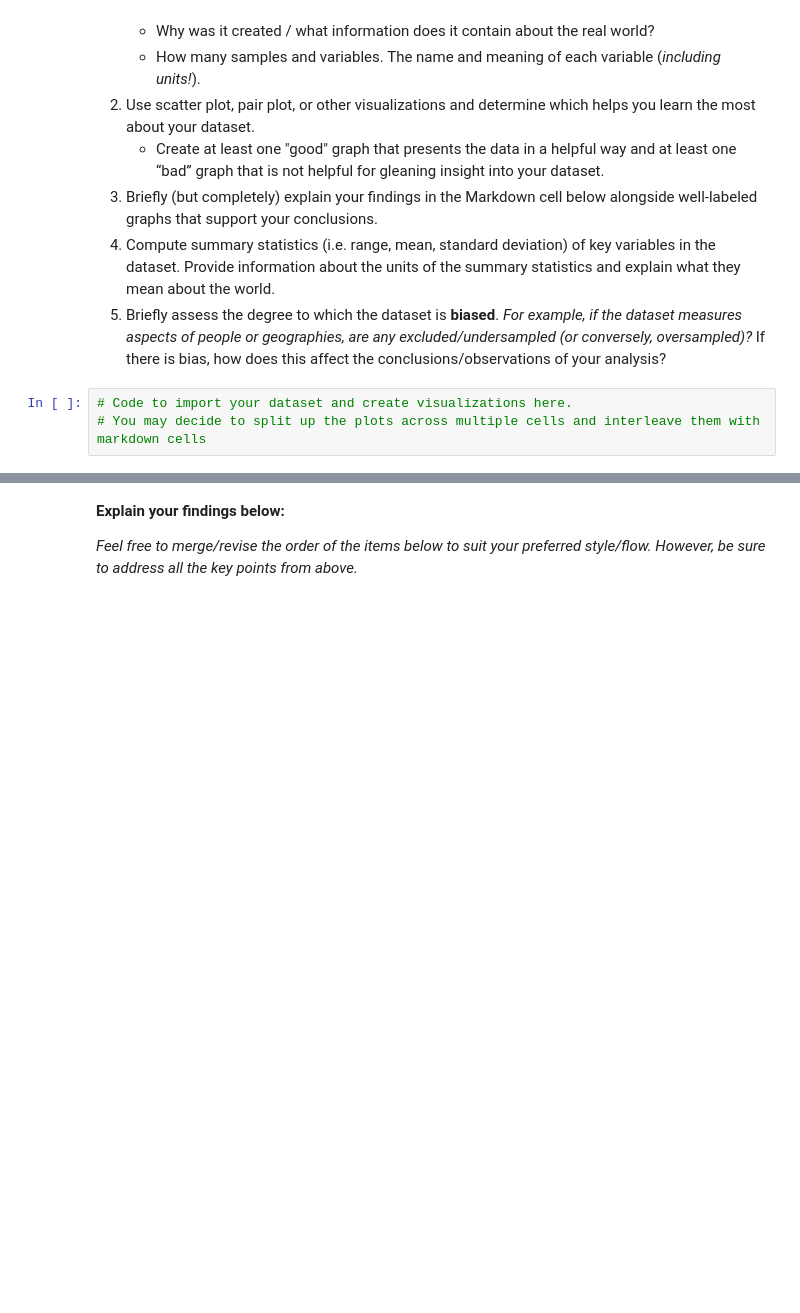
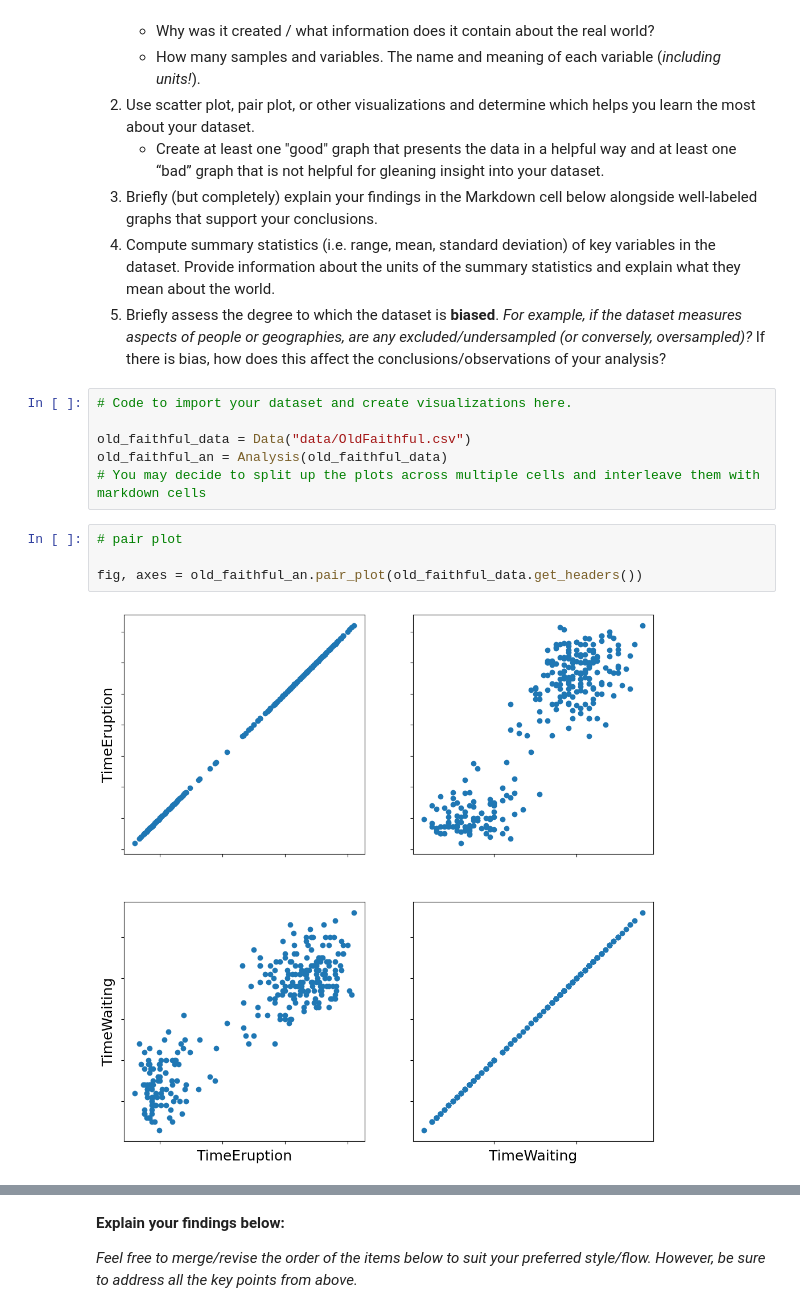
Before and after one commit to Mickey-Zhaang/ColbyCollege_CS252, a Jupyter notebook: Project1/analysis.ipynb, the cells around one changed output, grey strips where cells are left out. Drawn from its saved outputs; the diff is of its cells as text; blank space fills up the shorter version.

```diff
--- a/Project1/analysis.ipynb
+++ b/Project1/analysis.ipynb
@@ -566,4 +601,13 @@ In your analysis, include the following:
 5. Briefly assess the degree to which the dataset is **biased**. _For example, if the dataset measures aspects of people or geographies, are any excluded/undersampled (or conversely, oversampled)?_ If there is bias, how does this affect the conclusions/observations of your analysis?
 # %%
 # Code to import your dataset and create visualizations here.
+
+old_faithful_data = Data("data/OldFaithful.csv")
+old_faithful_an = Analysis(old_faithful_data)
 # You may decide to split up the plots across multiple cells and interleave them with markdown cells
+# %%
+# pair plot
+
+fig, axes = old_faithful_an.pair_plot(old_faithful_data.get_headers())
+# %% [output]
+[figure, added]
```
Also changed, not shown: parts of 16 cells of this notebook, 5 other files.
